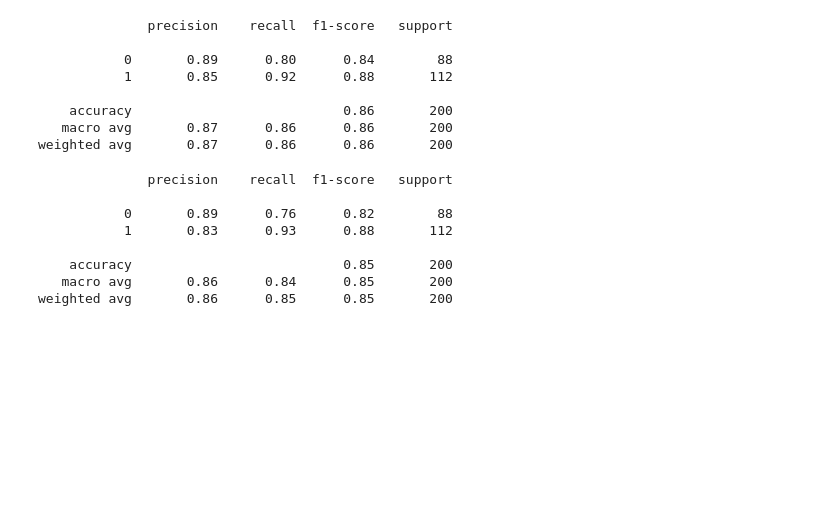
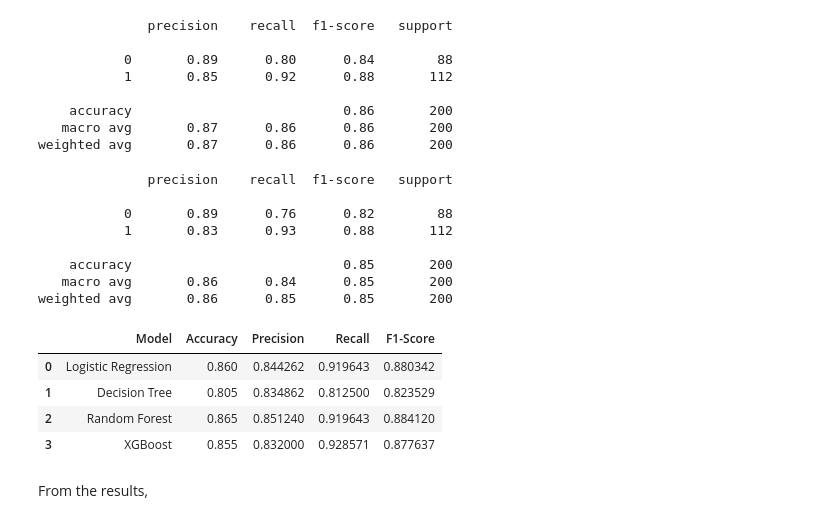
Before and after one commit to Tietaar/Gym-Churn-Project, a Jupyter notebook: notebook.ipynb, the cells around one changed output. Cells and saved outputs as stored; diff of their text form; code cells hidden in the pictures; blank space fills up the shorter version.

```diff
--- a/notebook.ipynb
+++ b/notebook.ipynb
@@ -954,3 +954,63 @@ print(classification_report(Y_test, y_gradient_pred))
     accuracy                           0.85       200
    macro avg       0.86      0.84      0.85       200
 weighted avg       0.86      0.85      0.85       200
+# %%
+
+
+results = []
+
+# Logistic Regression
+report = classification_report(Y_test, y_log_pred, output_dict=True)
+
+results.append({
+    "Model": "Logistic Regression",
+    "Accuracy": report["accuracy"],
+    "Precision": report["1"]["precision"],
+    "Recall": report["1"]["recall"],
+    "F1-Score": report["1"]["f1-score"]
+})
+
+# Decision Tree
+report = classification_report(Y_test, y_dec_pred, output_dict=True)
+
+results.append({
+    "Model": "Decision Tree",
+    "Accuracy": report["accuracy"],
+    "Precision": report["1"]["precision"],
+    "Recall": report["1"]["recall"],
+    "F1-Score": report["1"]["f1-score"]
+})
+
+# Random Forest
+report = classification_report(Y_test, y_ran_pred, output_dict=True)
+
+results.append({
+    "Model": "Random Forest",
+    "Accuracy": report["accuracy"],
+    "Precision": report["1"]["precision"],
+    "Recall": report["1"]["recall"],
+    "F1-Score": report["1"]["f1-score"]
+})
+
+# XGBoost
+report = classification_report(Y_test, y_gradient_pred, output_dict=True)
+
+results.append({
+    "Model": "XGBoost",
+    "Accuracy": report["accuracy"],
+    "Precision": report["1"]["precision"],
+    "Recall": report["1"]["recall"],
+    "F1-Score": report["1"]["f1-score"]
+})
+
+results_df = pd.DataFrame(results)
+
+results_df
+# %% [output]
+|  | Model | Accuracy | Precision | Recall | F1-Score |
+| 0 | Logistic Regression | 0.860 | 0.844262 | 0.919643 | 0.880342 |
+| 1 | Decision Tree | 0.805 | 0.834862 | 0.812500 | 0.823529 |
+| 2 | Random Forest | 0.865 | 0.851240 | 0.919643 | 0.884120 |
+| 3 | XGBoost | 0.855 | 0.832000 | 0.928571 | 0.877637 |
+# %% [markdown]
+From the results,
```
